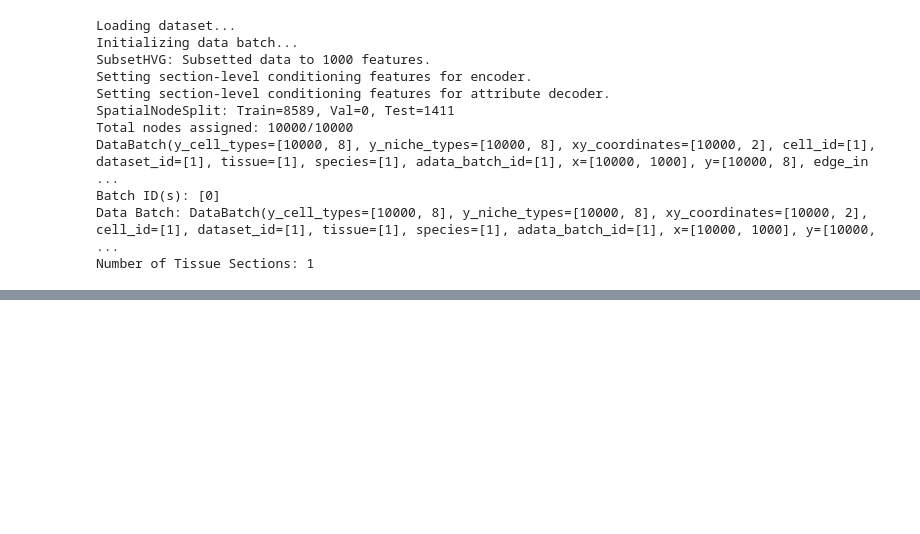
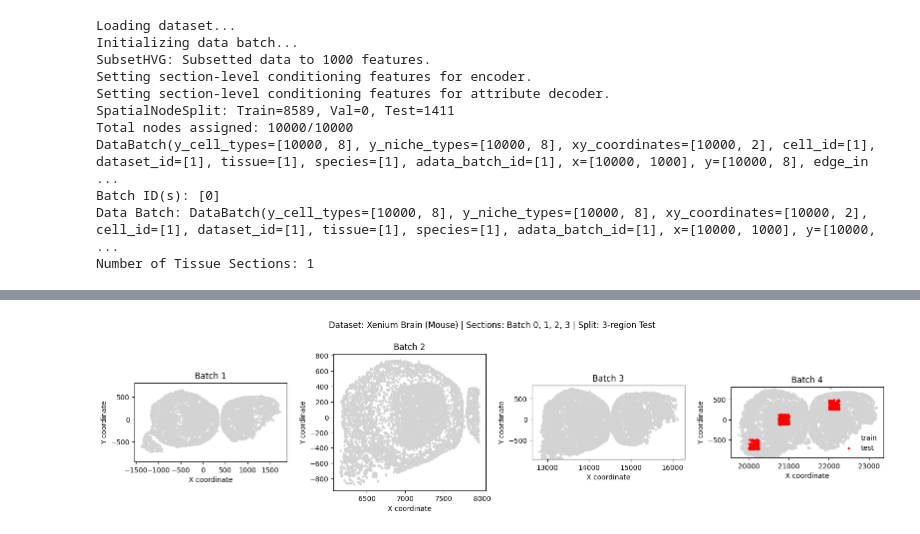
Before and after one commit to Lotfollahi-lab/squint-reproducibility, a Jupyter notebook: analysis/notebooks/train_val_test_splits.ipynb, the cells around one changed output, grey strips where cells are left out. Cells and saved outputs as stored; diff of their text form; code cells hidden in the pictures; blank space fills up the shorter version.

```diff
--- a/analysis/notebooks/train_val_test_splits.ipynb
+++ b/analysis/notebooks/train_val_test_splits.ipynb
@@ -594,0 +702,17 @@ multiple_sections_train_val_test_splits(
+# %%
+mmb0_4b_1p_3_test_patch_vqniche_graphsage_file = Path("/lustre/scratch126/cellgen/lotfollahi/am84/VQNiche/reproducibility/config/train_model/mmb0-4b_1p-3-test-patch-split_vqniche_graphsage.yaml")
+with open(mmb0_4b_1p_3_test_patch_vqniche_graphsage_file, 'r') as f:
+    mmb0_4b_1p_3_test_patch_vqniche_graphsage_cfg = yaml.safe_load(f)
+# %%
+print("Loading dataset...")
+# Initialize dataset blob (this loads the raw data and applies transforms)
+dataset_blob = initialize_dataset_blob(
+    mmb0_4b_1p_3_test_patch_vqniche_graphsage_cfg
+)
+
+print("Initializing data batch...")
+# Initialize data batch (this loads the specific batch/tissue section)
+mmb0_4b_1p_3_test_patch_data_batch = initialize_databatch(
+    config=mmb0_4b_1p_3_test_patch_vqniche_graphsage_cfg,
+    dataset_blob=dataset_blob
+)
@@ -594,0 +738,10 @@ multiple_sections_train_val_test_splits(
+# %%
+multiple_sections_train_val_test_splits(
+    data_batch=mmb0_4b_1p_3_test_patch_data_batch,
+    title='Dataset: Xenium Brain (Mouse) | Sections: Batch 0, 1, 2, 3 | Split: 3-region Test',
+    height=4,
+    width=4,
+    xlim=-1
+)
+# %% [output]
+[figure, added]
```
Also changed, not shown: parts of 15 cells of this notebook, 4 other files.
